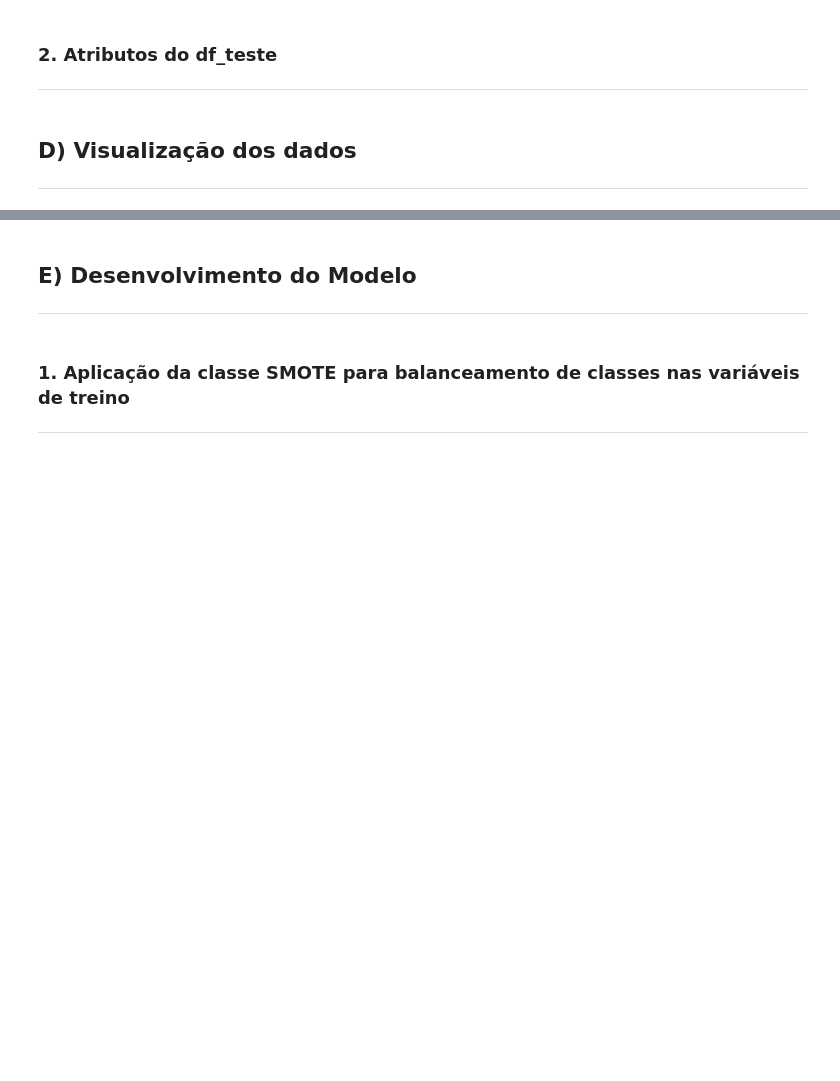
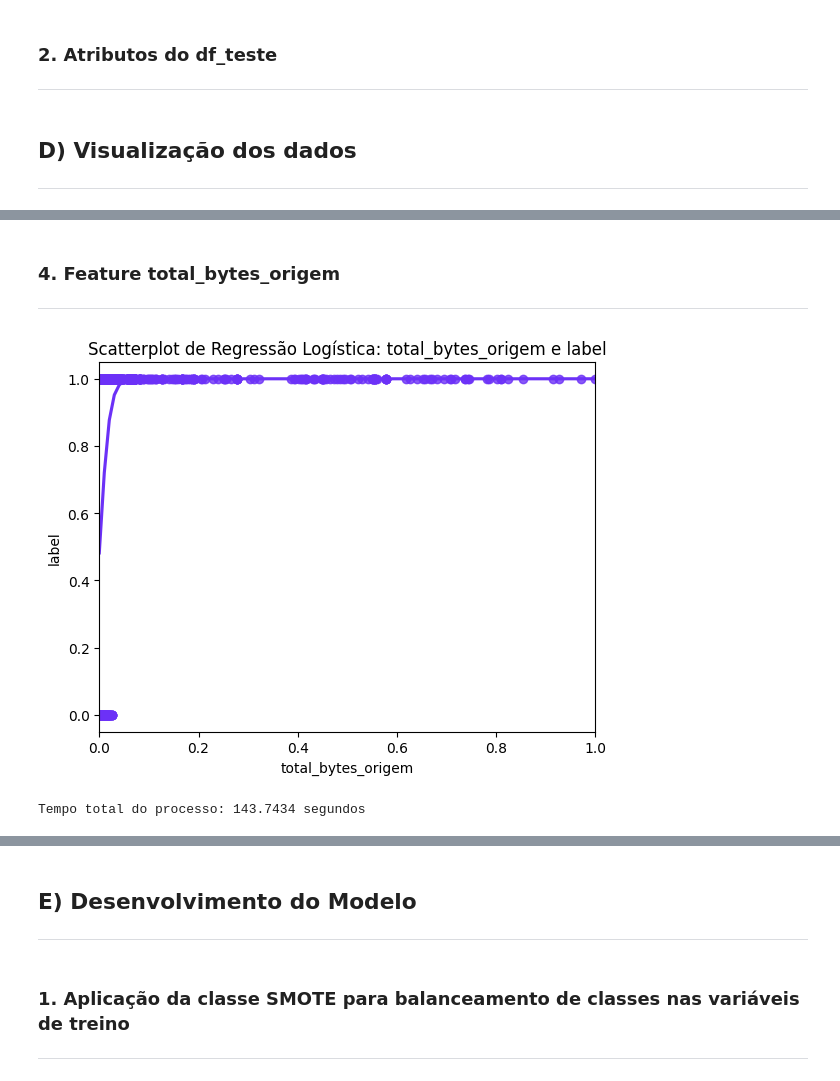
Before and after one commit to rafaeldecastro195/ml-supervisionado-cybersecurity, a Jupyter notebook: src/modelos/regressao_logistica/desenvolvendo_modelo_rs.ipynb, the cells around one changed output, grey strips where cells are left out. Saved outputs shown, nothing was run; the diff lists cells and outputs as text; code cells hidden in the pictures; blank space fills up the shorter version.

```diff
--- a/src/modelos/regressao_logistica/desenvolvendo_modelo_rs.ipynb
+++ b/src/modelos/regressao_logistica/desenvolvendo_modelo_rs.ipynb
@@ -154,0 +178,12 @@ TypeError: gerar_regplot() got an unexpected keyword argument 'log'
+# %% [markdown]
+### 4. Feature total_bytes_origem
+---
+# %%
+comeco_processo = time.time()
+plot = pg.gerar_regplot(df_treino, 'total_bytes_origem', 'label', log=True)
+fim_processo = time.time()
+
+print(f"Tempo total do processo: {(fim_processo - comeco_processo):.4f} segundos")
+# %% [output]
+[figure, added]
+Tempo total do processo: 143.7434 segundos
```
Also changed, not shown: parts of 83 cells of this notebook, 1 other file.
